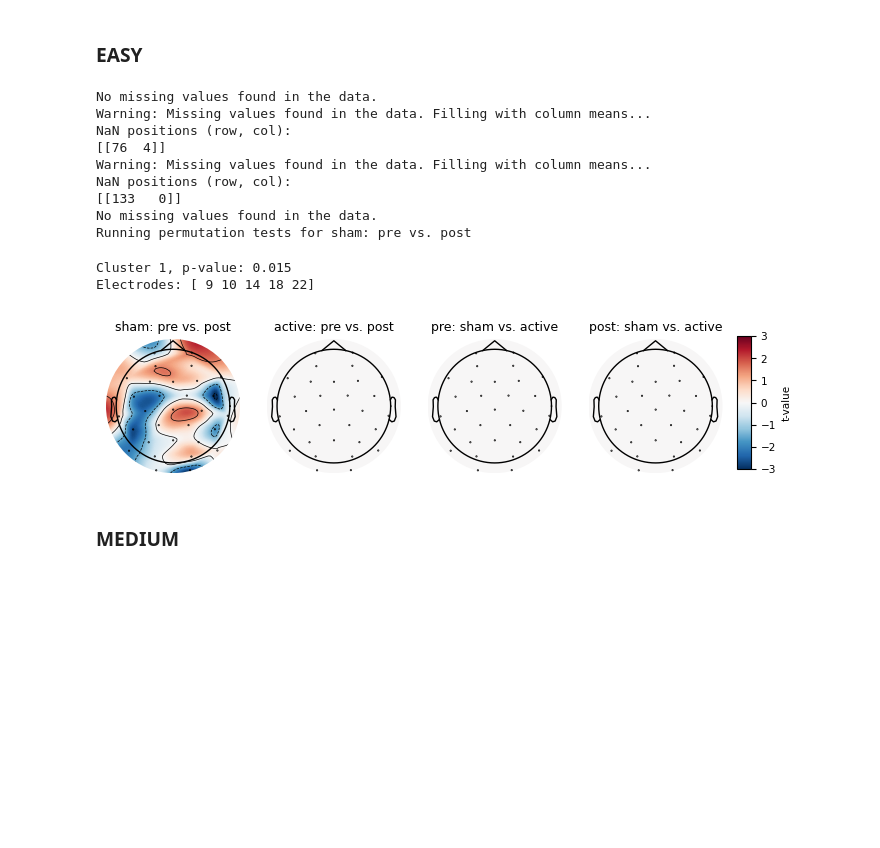
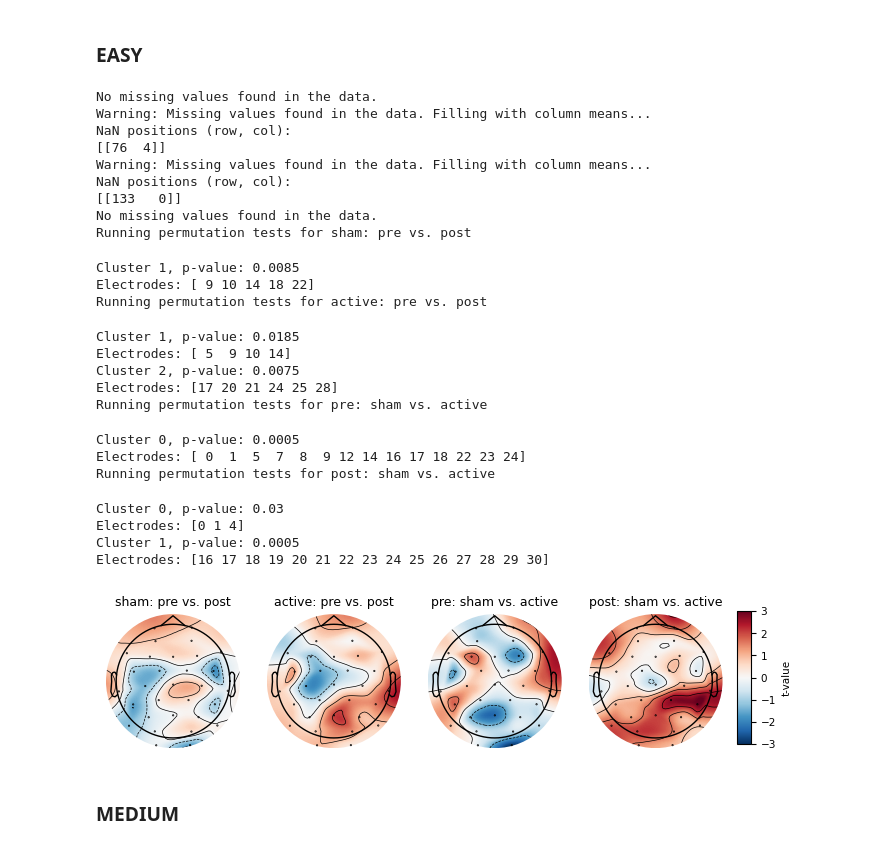
Before and after one commit to Shawnzty/tRNS-Intelligence, a Jupyter notebook: processing/aperiodic_exp/fooof_task.ipynb, the cells around one changed output. Saved outputs shown, nothing was run; the diff lists cells and outputs as text; code cells hidden in the pictures; blank space fills up the shorter version.

```diff
--- a/processing/aperiodic_exp/fooof_task.ipynb
+++ b/processing/aperiodic_exp/fooof_task.ipynb
@@ -252,20 +252,24 @@ t_obs = np.zeros((4, 31))
 comparison_names = ['sham: pre vs. post', 'active: pre vs. post', 'pre: sham vs. active', 'post: sham vs. active']
 
 print("Running permutation tests for " + comparison_names[0])
-condition1, condition2 = shuffle12(pre_sham_nan, post_sham_nan, ratio=0.5, shuffle_ch=[0,1,2])
+condition1, condition2 = shuffle12(pre_sham_nan, post_sham_nan, ratio=0)
 t_obs[0, :] = funcs.perm_test(condition1, condition2, adjacency)
+# t_obs[0, :] = t_obs[0, :] * 0.5
 
-# print("Running permutation tests for " + comparison_names[1])
-# condition1, condition2 = shuffle12(pre_active_nan, post_active_nan, ratio=0)
-# t_obs[1, :] = funcs.perm_test(condition1, condition2, adjacency)
+print("Running permutation tests for " + comparison_names[1])
+condition1, condition2 = shuffle12(pre_active_nan, post_active_nan, ratio=0)
+t_obs[1, :] = funcs.perm_test(condition1, condition2, adjacency)
+# t_obs[1, :] = t_obs[1, :] * 0.5
 
-# print("Running permutation tests for " + comparison_names[2])
-# condition1, condition2 = shuffle12(pre_sham_nan, pre_active_nan, ratio=0)
-# t_obs[2, :] = funcs.perm_test(condition1, condition2, adjacency)
+print("Running permutation tests for " + comparison_names[2])
+condition1, condition2 = shuffle12(pre_sham_nan, pre_active_nan, ratio=0.5)
+t_obs[2, :] = funcs.perm_test(condition1, condition2, adjacency)
+# t_obs[2, :] = t_obs[2, :] * 0.5
 
-# print("Running permutation tests for " + comparison_names[3])
-# condition1, condition2 = shuffle12(post_sham_nan, post_active_nan, ratio=0)
-# t_obs[3, :] = funcs.perm_test(condition1, condition2, adjacency)
+print("Running permutation tests for " + comparison_names[3])
+condition1, condition2 = shuffle12(post_sham_nan, post_active_nan, ratio=0)
+t_obs[3, :] = funcs.perm_test(condition1, condition2, adjacency)
+# t_obs[3, :] = t_obs[3, :] * 0.5
 
 
 normalized_t = normalize_t_obs(t_obs)
@@ -275,32 +279,45 @@ cm = 1/2.54
 fig, axes = plt.subplots(nrows=1, ncols=len(comparison_names), figsize=(4.5*4*cm, 4.5*cm))
 for j in range(len(comparison_names)):
     ax = axes[j]  # Get the correct axis from the grid
     im, cn = mne.viz.plot_topomap(normalized_t[j,:], pos=raw.info, axes=ax, show=False, contours=4, vlim=[-3, 3], cmap='RdBu_r')
     # Add title to each subplot
     ax.set_title(comparison_names[j])
 
 cbar_ax = fig.add_axes([0.9, 0.1, 0.02, 0.75])
 cbar = fig.colorbar(im, cax=cbar_ax, orientation='vertical')
 cbar.set_ticks([-3, -2, -1, 0, 1, 2, 3])
 cbar.set_label('t-value')
 # fig.suptitle(case_title + ', by %', fontsize=20, y=1.1)
 matplotlib.rcParams.update({'font.size': 7.5})
 fig.subplots_adjust(left=0.01, bottom=0.01, right=0.88, top=0.9)
 save_path = os.path.join('..', '..', '..', 'paper', 'Figure 4 fooof', 'fooof_easy.eps')
 plt.savefig(save_path, format='eps')
 save_path = os.path.join('..', '..', '..', 'paper', 'Figure 4 fooof', 'fooof_easy.png')
 plt.savefig(save_path, format='png', dpi=600)
 plt.show()
 # %% [output]
 No missing values found in the data.
 Warning: Missing values found in the data. Filling with column means...
 NaN positions (row, col):
 [[76  4]]
 Warning: Missing values found in the data. Filling with column means...
 NaN positions (row, col):
 [[133   0]]
 No missing values found in the data.
 Running permutation tests for sham: pre vs. post
-Cluster 1, p-value: 0.015
+Cluster 1, p-value: 0.0085
 Electrodes: [ 9 10 14 18 22]
+Running permutation tests for active: pre vs. post
+Cluster 1, p-value: 0.0185
+Electrodes: [ 5  9 10 14]
+Cluster 2, p-value: 0.0075
+Electrodes: [17 20 21 24 25 28]
+Running permutation tests for pre: sham vs. active
+Cluster 0, p-value: 0.0005
+Electrodes: [ 0  1  5  7  8  9 12 14 16 17 18 22 23 24]
+Running permutation tests for post: sham vs. active
+Cluster 0, p-value: 0.03
+Electrodes: [0 1 4]
+Cluster 1, p-value: 0.0005
+Electrodes: [16 17 18 19 20 21 22 23 24 25 26 27 28 29 30]
-[figure, old version]
+[figure, new version]
```
Also changed, not shown: parts of 5 cells of this notebook, 1 other file.
